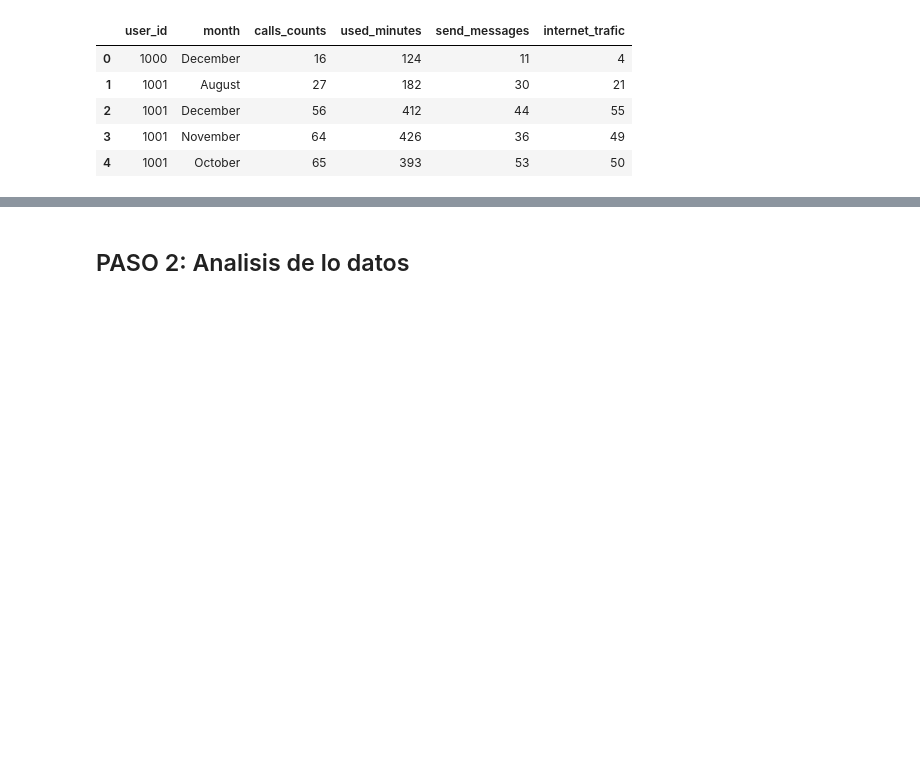
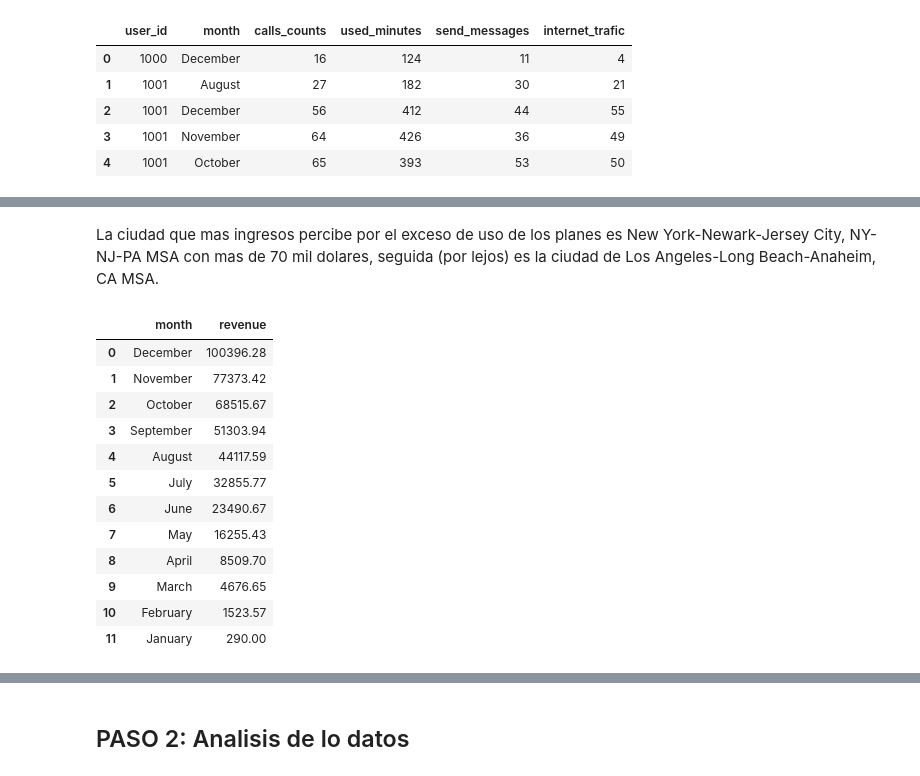
Before and after one commit to Dussand/telecomunicaciones_megaline, a Jupyter notebook: analisis_data.ipynb, the cells around one changed output, grey strips where cells are left out. Drawn from its saved outputs; the diff is of its cells as text; code cells hidden in the pictures; blank space fills up the shorter version.

```diff
--- a/analisis_data.ipynb
+++ b/analisis_data.ipynb
@@ -317,0 +323,21 @@ income_monthly[['user_id', 'monthly_revenue']].head()
+# %% [markdown]
+La ciudad que mas ingresos percibe por el exceso de uso de los planes es New York-Newark-Jersey City, NY-NJ-PA MSA con mas de 70 mil dolares, seguida (por lejos) es la ciudad de Los Angeles-Long Beach-Anaheim, CA MSA.
+# %%
+#agrupamos por mes y mostramos un top 5 con los meses de mayor ingreo
+month_revenue = income_monthly.groupby('month')['monthly_revenue'].sum().sort_values(ascending = False).reset_index(name = 'revenue')
+
+month_revenue
+# %% [output]
+|  | month | revenue |
+| 0 | December | 100396.28 |
+| 1 | November | 77373.42 |
+| 2 | October | 68515.67 |
+| 3 | September | 51303.94 |
+| 4 | August | 44117.59 |
+| 5 | July | 32855.77 |
+| 6 | June | 23490.67 |
+| 7 | May | 16255.43 |
+| 8 | April | 8509.70 |
+| 9 | March | 4676.65 |
+| 10 | February | 1523.57 |
+| 11 | January | 290.00 |
```
Also changed, not shown: parts of 11 cells of this notebook.
